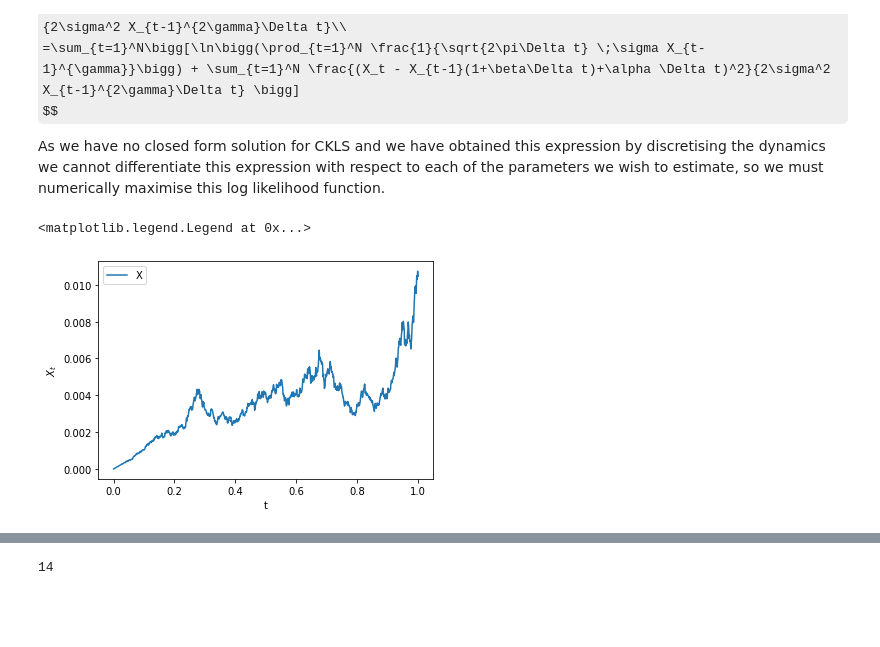
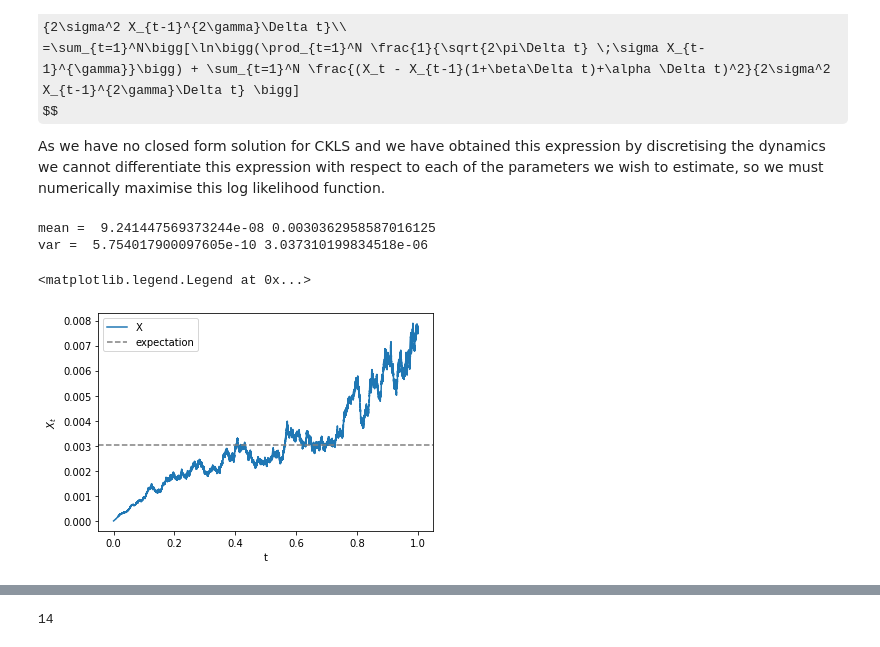
Before and after one commit to s2133934/StochVol, a Jupyter notebook: Notes.ipynb, the cells around one changed output, grey strips where cells are left out. Drawn from its saved outputs; the diff is of its cells as text; code cells hidden in the pictures; some formulas as TeX source; blank space fills up the shorter version.

```diff
--- a/Notes.ipynb
+++ b/Notes.ipynb
@@ -191,7 +191,7 @@ import matplotlib.pyplot as plt
 ######## Model of GBm ################
 # TO DO!! - SET THIS SO THAT PATHS START AT 0!!! LEN=64=2**6... includes no 0 at front...
 # set model parameters
-mu, sigma, X_0 = 1, 1, 1 # we cannot start X at 0 or the solution is 0! If mu>>sigma, we see a linear trend as the drift is the dominant term
+mu, sigma, X_0 = .04, .03, .01 # we cannot start X at 0 or the solution is 0! If mu>>sigma, we see a linear trend as the drift is the dominant term
 
 # time discretisation
 T, N = 1.0, 2**6 #Force T as float, and 2**n for setting timesteps seems tractible
@@ -1239,24 +1237,34 @@ As we have no closed form solution for CKLS and we have obtained this expression
 # %%
 ########### CKLS Process by Euler ######################
 ## X_t+1 - X_t= (a - b*X_t)dt + c X_t^d dW_t
 #(a=alpha, b=beta, c = volatility, d=gamma)
 
-alpha, beta, sigma, gamma = 0.01, -0.1, 1, 1
-T, N = 1, 1000
+alpha, beta, sigma, gamma = 0.01, 0.1, 1, 1
+T, N = 1, 100000
 dt = T/N
 # np.random.seed(101) #uncomment to make this static results
-dW = np.sqrt(dt) * np.random.randn(N) # root(dt) * Wt
+dW = np.sqrt(dt) * np.random.randn(N)
 
 t_discrete = np.linspace(0., T, N)
 
 X = np.zeros(N)
+Xmean = np.zeros(N)
+Xvar = np.zeros(N)
 
 for i in range(N - 1):
     X[i+1] = X[i] + (alpha - beta * X[i]) * dt + sigma * X[i]**gamma * dW[i]
+    Xmean[i+1] = (alpha - beta*X[i])*dt
+    Xvar[i+1] = (sigma**2 * X[i]**(2*gamma) * dt)
+
+print('mean = ', Xmean[-1],np.mean(X))
+print('var = ', Xvar[-1],np.var(X))
 
 plt.plot(t_discrete, X, label='X')
+plt.axhline(np.mean(X),linestyle='--', color = 'gray', label = 'expectation')
 plt.xlabel('t'); plt.ylabel('$X_t$')
 plt.legend()
 # %% [output]
-<matplotlib.legend.Legend at 0x...>
+mean =  9.241447569373244e-08 0.0030362958587016125
+var =  5.754017900097605e-10 3.037310199834518e-06
+<matplotlib.legend.Legend at 0x...>
-[figure, old version]
+[figure, new version]
```
Also changed, not shown: parts of 34 cells of this notebook, 2 other files.
